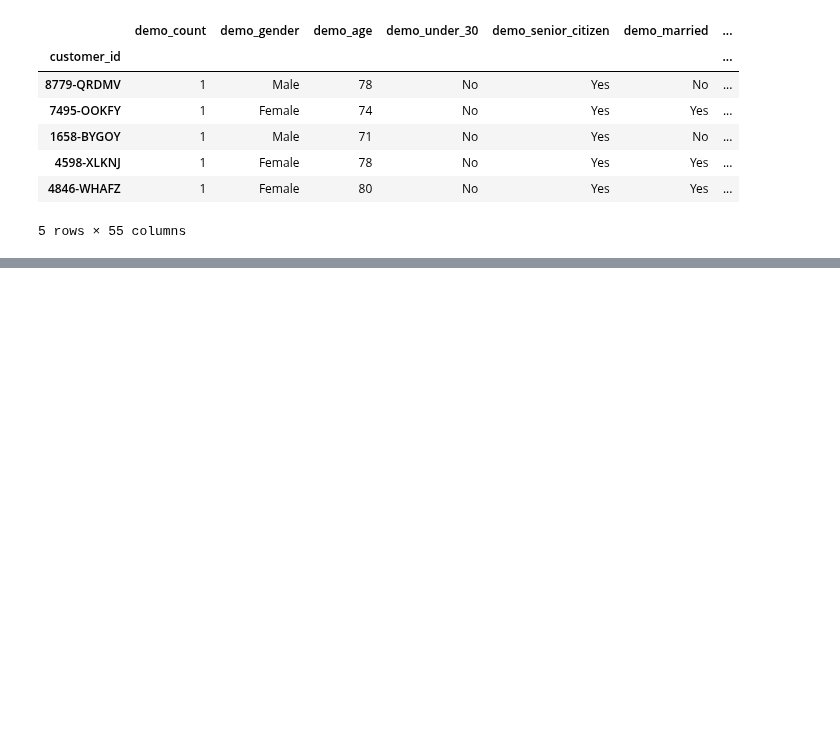
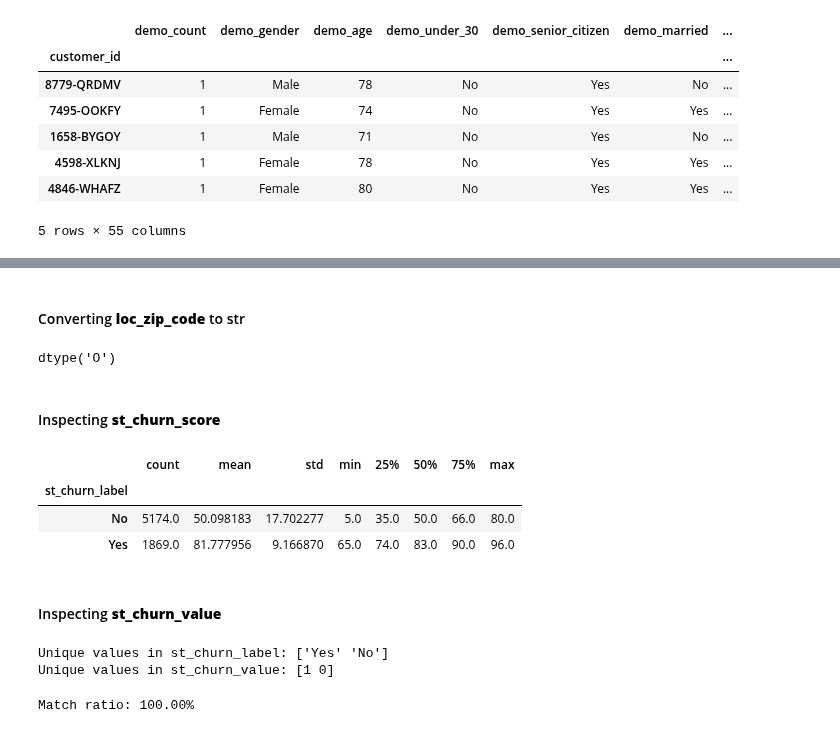
Before and after one commit to sergiopatinha/EnterpriseDataScienceBootcamp_workgroup, a Jupyter notebook: notebooks/01_data_cleaning.ipynb, the cells around one changed output, grey strips where cells are left out. Saved outputs shown, nothing was run; the diff lists cells and outputs as text; code cells hidden in the pictures; blank space fills up the shorter version.

```diff
--- a/notebooks/01_data_cleaning.ipynb
+++ b/notebooks/01_data_cleaning.ipynb
@@ -159,0 +287,16 @@ if "loc_zip_code" in df_master.columns:
+# %% [markdown]
+#### Converting **loc_zip_code** to str
+# %%
+df_master["loc_zip_code"] = df_master["loc_zip_code"].astype(str).str.zfill(5)
+df_master["loc_zip_code"].dtype
+# %% [output]
+dtype('O')
+# %% [markdown]
+#### Inspecting **st_churn_score**
+# %%
+df_master.groupby("st_churn_label")["st_churn_score"].describe()
+# %% [output]
+|  | count | mean | std | min | 25% | 50% | 75% | max |
+| st_churn_label |  |  |  |  |  |  |  |  |
+| No | 5174.0 | 50.098183 | 17.702277 | 5.0 | 35.0 | 50.0 | 66.0 | 80.0 |
+| Yes | 1869.0 | 81.777956 | 9.166870 | 65.0 | 74.0 | 83.0 | 90.0 | 96.0 |
@@ -159,0 +307,16 @@ if "loc_zip_code" in df_master.columns:
+# %% [markdown]
+#### Inspecting **st_churn_value**
+# %%
+# Inspect unique values
+print("Unique values in st_churn_label:", df_master["st_churn_label"].unique())
+print("Unique values in st_churn_value:", df_master["st_churn_value"].unique())
+# %% [output]
+Unique values in st_churn_label: ['Yes' 'No']
+Unique values in st_churn_value: [1 0]
+# %%
+# Compare the 2 churn indicators
+df_master["churn_from_label"] = (df_master["st_churn_label"] == "Yes").astype(int)
+match_ratio = (df_master["churn_from_label"] == df_master["st_churn_value"]).mean()
+print(f"Match ratio: {match_ratio:.2%}")
+# %% [output]
+Match ratio: 100.00%
```
Also changed, not shown: parts of 35 cells of this notebook, 3 other files.
